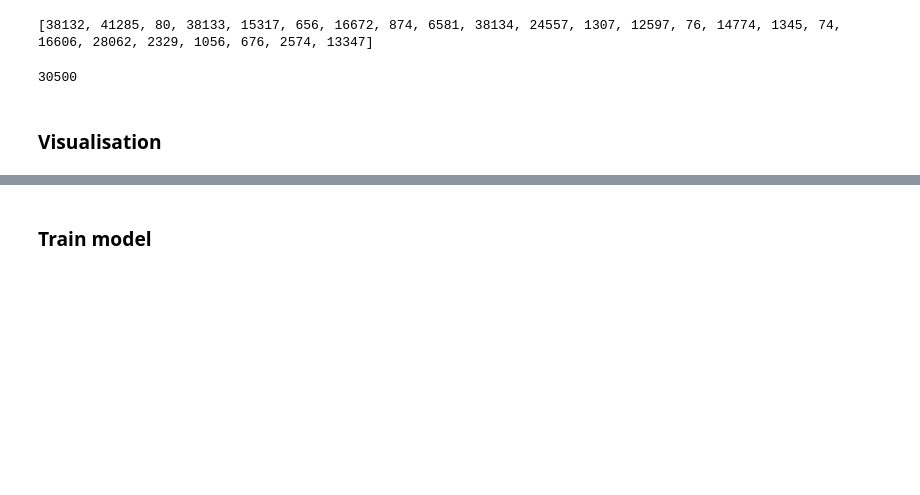
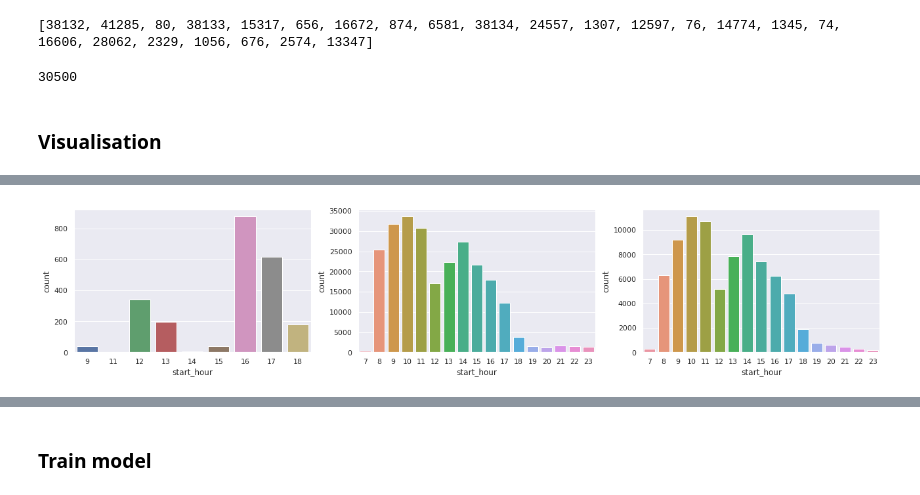
Before and after one commit to vladisOV/notebooks, a Jupyter notebook: alice_combined_sol.ipynb, the cells around one changed output, grey strips where cells are left out. Saved outputs shown, nothing was run; the diff lists cells and outputs as text; code cells hidden in the pictures; blank space fills up the shorter version.

```diff
--- a/alice_combined_sol.ipynb
+++ b/alice_combined_sol.ipynb
@@ -355,2 +371,7 @@ full_add_df['total_time'] =  np.log1p(full_add_df['total_time'].values)
 # %% [markdown]
 ### Visualisation
+# %%
+train_df_plot = pd.concat([train_df, full_add_df[:idx_split]],  axis=1)
+test_df_plot = pd.concat([test_df, full_add_df[idx_split:]], axis=1)
+
+train_df_plot.head()
@@ -356,0 +387,7 @@ full_add_df['total_time'] =  np.log1p(full_add_df['total_time'].values)
+# %%
+_, axes = plt.subplots(nrows=1, ncols=3, figsize=(22,4))
+sns.countplot(x="start_hour", data=train_df_plot[train_df_plot.target==1], ax=axes[0]) # Alice
+sns.countplot(x="start_hour", data=train_df_plot[train_df_plot['target'] == 0], ax=axes[1]) # Not Alice
+sns.countplot(x="start_hour", data=test_df_plot, ax=axes[2]); # Test
+# %% [output]
+[figure, added]
```
Also changed, not shown: parts of 37 cells of this notebook.
